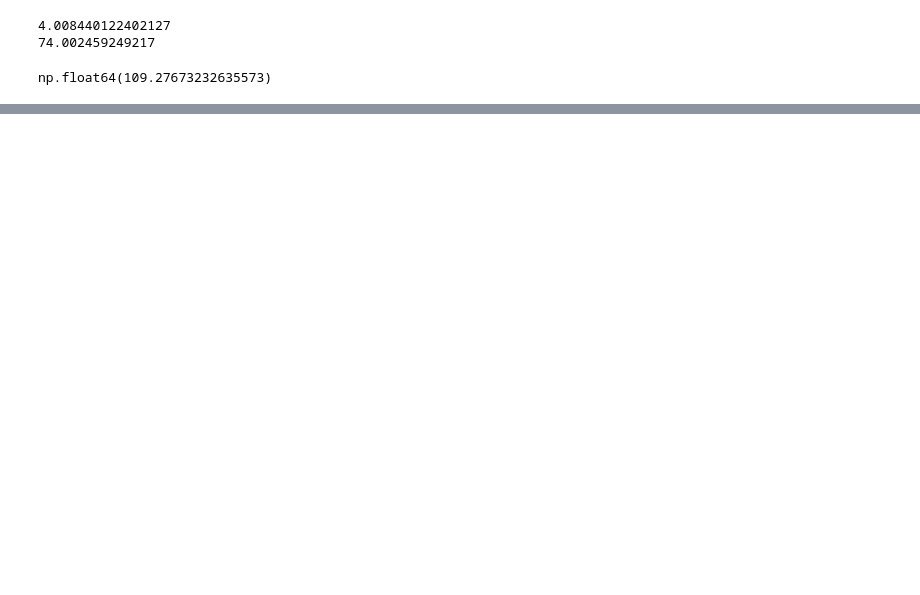
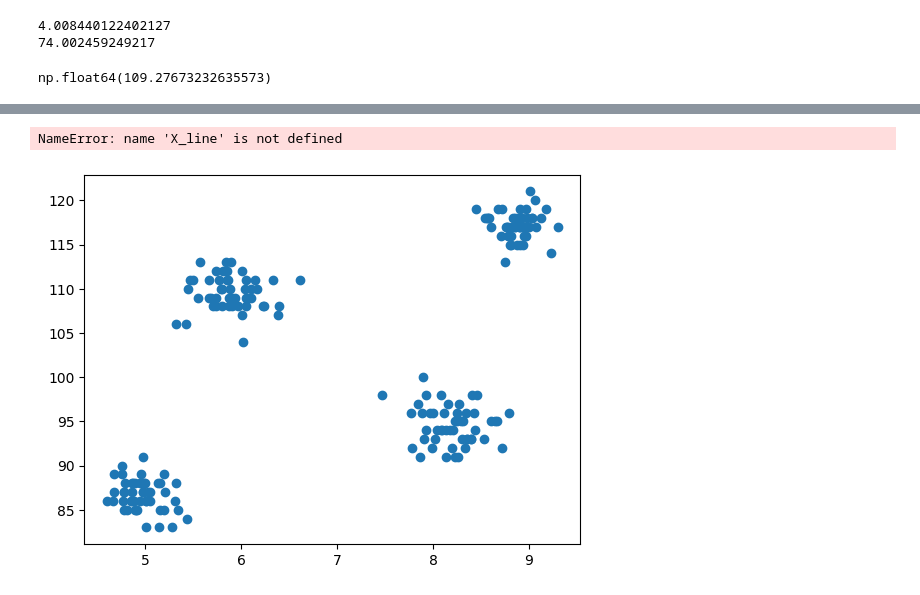
Before and after one commit to abhich77/From_Scratch, a Jupyter notebook: test.ipynb, the cells around one changed output, grey strips where cells are left out. Saved outputs shown, nothing was run; the diff lists cells and outputs as text; code cells hidden in the pictures; blank space fills up the shorter version.

```diff
--- a/test.ipynb
+++ b/test.ipynb
@@ -36,0 +42,6 @@ plt.plot(X_line, Y_line, color='red', linewidth=2, label='Fitted Regression Line
+# %%
+plt.scatter(df['cgpa'],df['iq'])
+plt.plot(X_line, Y_line, color='red', linewidth=2, label='Fitted Regression Line')
+# %% [output]
+NameError: name 'X_line' is not defined
+[figure, added]
```
Also changed, not shown: parts of 4 cells of this notebook, 1 other file.
